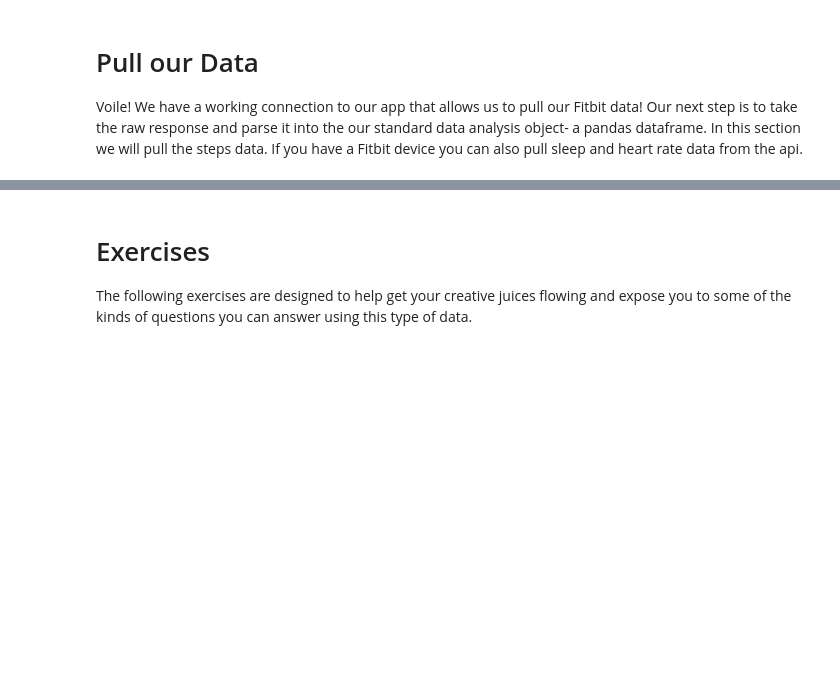
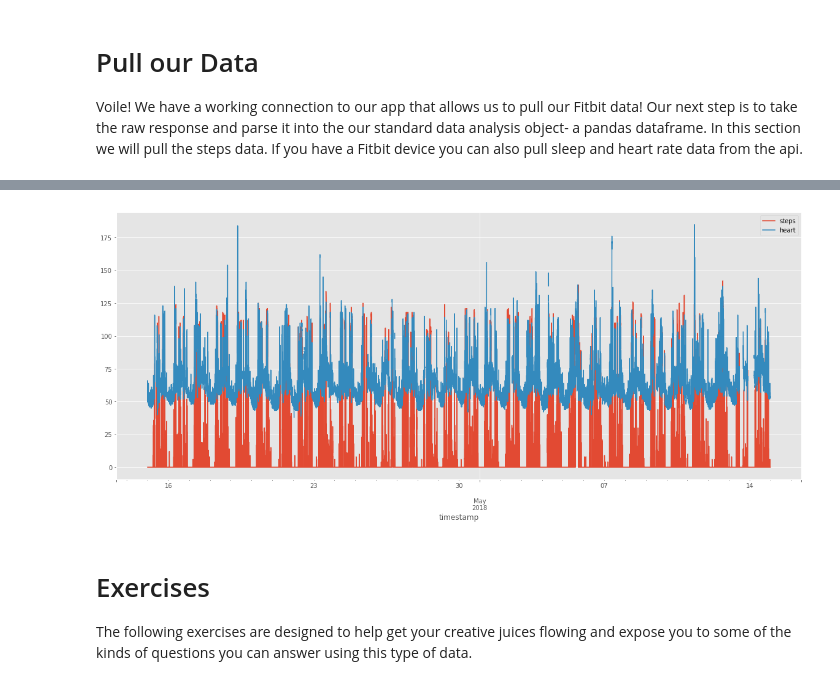
Before and after one commit to evidation-health/EvidationDataScienceModule, a Jupyter notebook: problem_sets/1-Fitbit-Feature-Engineering.ipynb, the cells around one changed output, grey strips where cells are left out. Drawn from its saved outputs; the diff is of its cells as text; code cells hidden in the pictures; blank space fills up the shorter version.

```diff
--- a/problem_sets/1-Fitbit-Feature-Engineering.ipynb
+++ b/problem_sets/1-Fitbit-Feature-Engineering.ipynb
@@ -100,0 +118,43 @@ Nice! Now I have my fitbit data for a specific day, and can start tracking my ow
+# %%
+def pull_act_range(start_date, end_date, connection, endpoint='activities/steps'):
+    """
+    Pulls data from the specified endpoint for each day of the range
+    specified.
+
+    Inputs:
+        start_date (str): strftime date of the form YYYY-mm-dd
+        end_date (str): strftime date of the form YYYY-mm-dd
+        connection: Connection to your Fitbit app
+        endpoint: API endpoint you want to pull data from
+
+    Returns:
+        Pandas DataFrame with minute level data for the specified endpoint.
+    """
+    act_dfs = []
+    date_rng = pd.date_range(start=start_date, end=end_date, freq='D')
+
+    for date in date_rng:
+        str_date = date.strftime('%Y-%m-%d')
+        append_df = pull_date_activity(
+            connection=connection,
+            date_string=str_date,
+            endpoint=endpoint
+        )
+
+        act_dfs.append(append_df)
+
+    return pd.concat(act_dfs)
+# %%
+# Pull in my steps data for a month
+steps = pull_act_range('2018-04-15', '2018-05-14', auth2_client)
+# %%
+# Pull in my heart rate data for a month
+heart = pull_act_range('2018-04-15', '2018-05-14', auth2_client, 'activities/heart')
+# %%
+# Join both sources into a single dataframe
+full_act_data = steps.join(heart, how='left')
+# %%
+# How's it looking?
+full_act_data.plot(figsize=(20,8));
+# %% [output]
+[figure, added]
```
Also changed, not shown: parts of 18 cells of this notebook.
